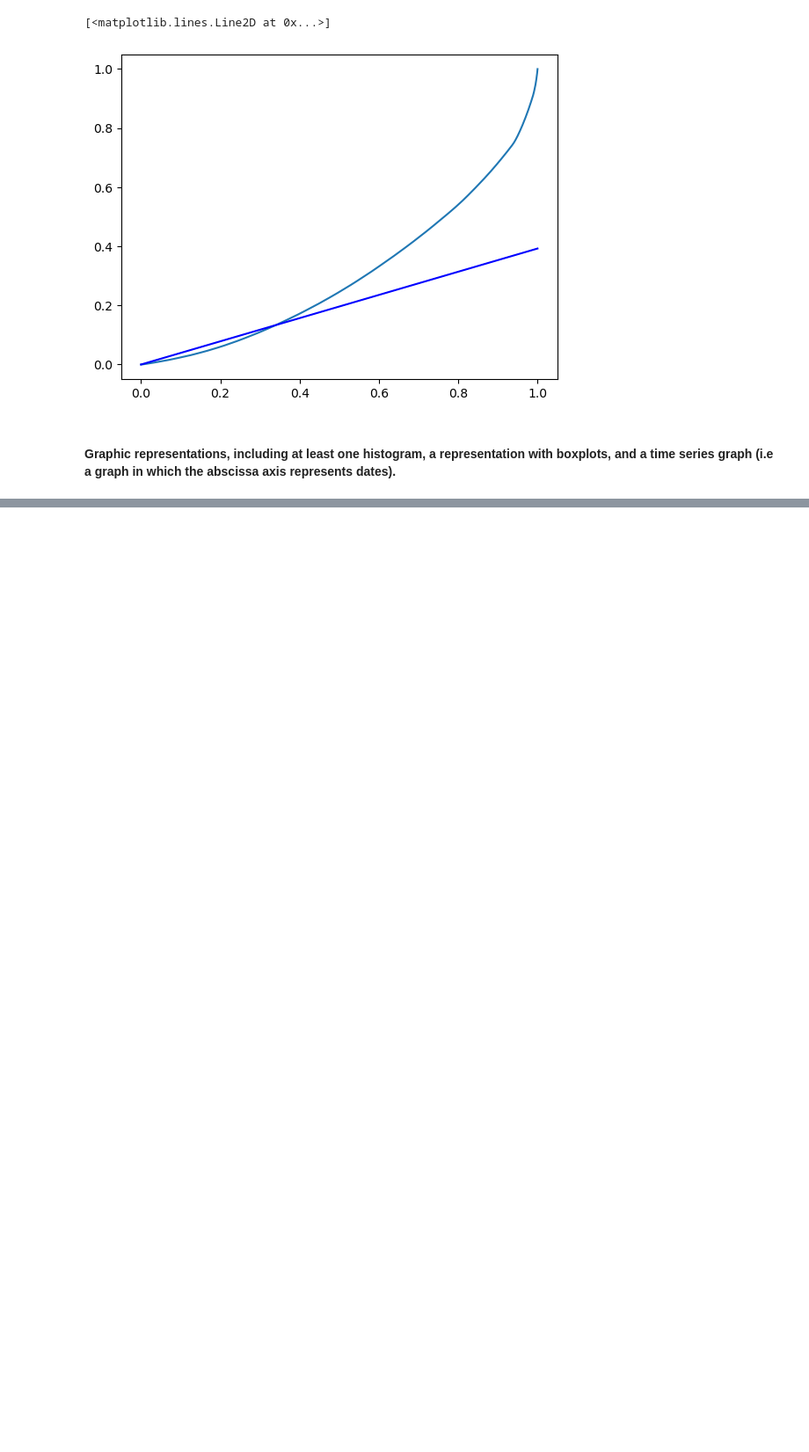
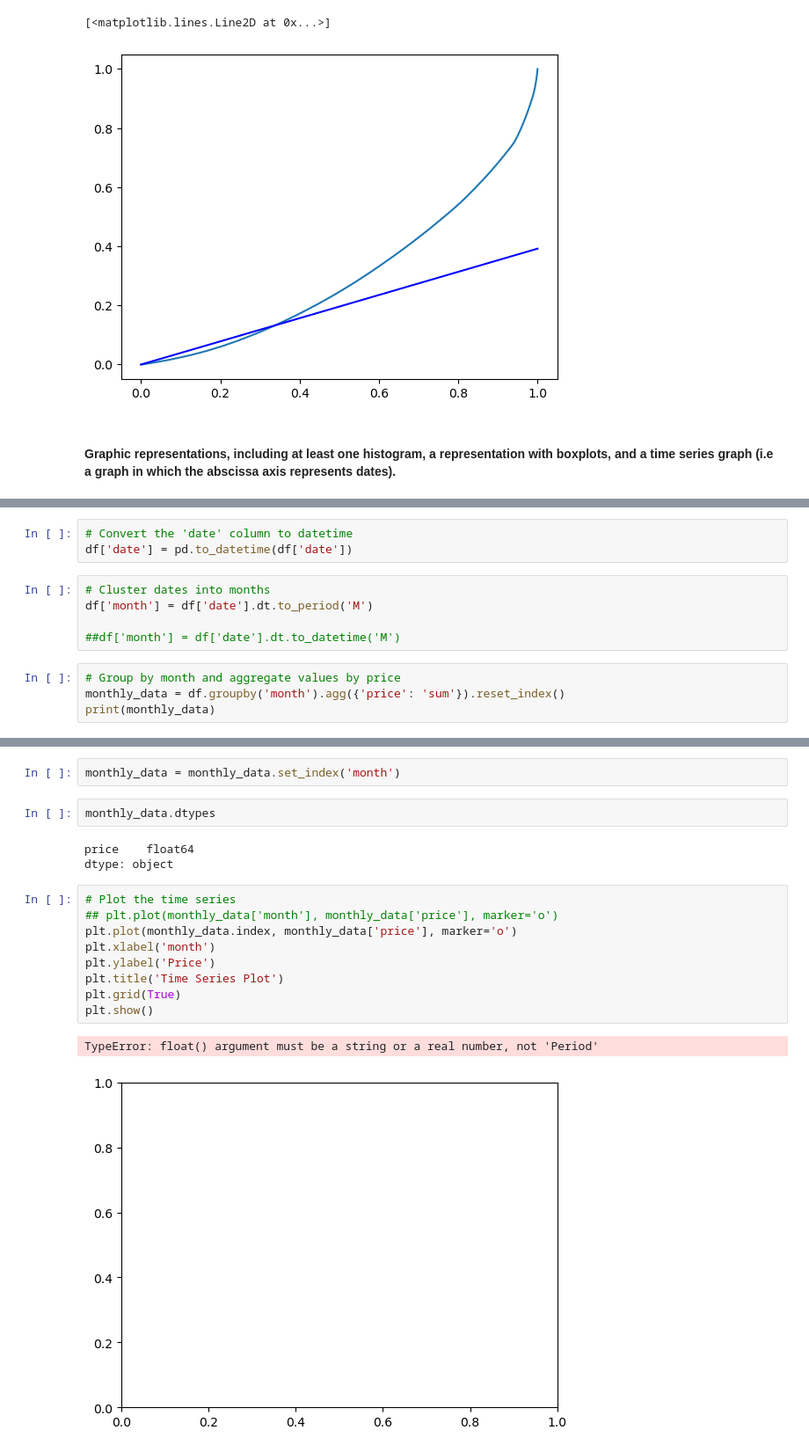
Before and after one commit to lakelure2020/OpenClassroom, a Jupyter notebook: Exploratory_Data_Analysis_with_Python.ipynb, the cells around one changed output, grey strips where cells are left out. Shown: that part at 88% size. Drawn from its saved outputs; the diff is of its cells as text; blank space fills up the shorter version.

Commit message:
check trendline graph

```diff
--- a/Exploratory_Data_Analysis_with_Python.ipynb
+++ b/Exploratory_Data_Analysis_with_Python.ipynb
@@ -349,0 +486,12 @@ test_2021-03-01 02:30:02.237424   m   2001    -1.725215e-06
+# %%
+# Convert the 'date' column to datetime
+df['date'] = pd.to_datetime(df['date'])
+# %%
+# Cluster dates into months
+df['month'] = df['date'].dt.to_period('M')
+
+##df['month'] = df['date'].dt.to_datetime('M')
+# %%
+# Group by month and aggregate values by price
+monthly_data = df.groupby('month').agg({'price': 'sum'}).reset_index()
+print(monthly_data)
@@ -349,0 +512,19 @@ test_2021-03-01 02:30:02.237424   m   2001    -1.725215e-06
+# %%
+monthly_data = monthly_data.set_index('month')
+# %%
+monthly_data.dtypes
+# %% [output]
+price    float64
+dtype: object
+# %%
+# Plot the time series
+## plt.plot(monthly_data['month'], monthly_data['price'], marker='o')
+plt.plot(monthly_data.index, monthly_data['price'], marker='o')
+plt.xlabel('month')
+plt.ylabel('Price')
+plt.title('Time Series Plot')
+plt.grid(True)
+plt.show()
+# %% [output]
+TypeError: float() argument must be a string or a real number, not 'Period'
+[figure, added]
```
Also changed, not shown: parts of 54 cells of this notebook.
